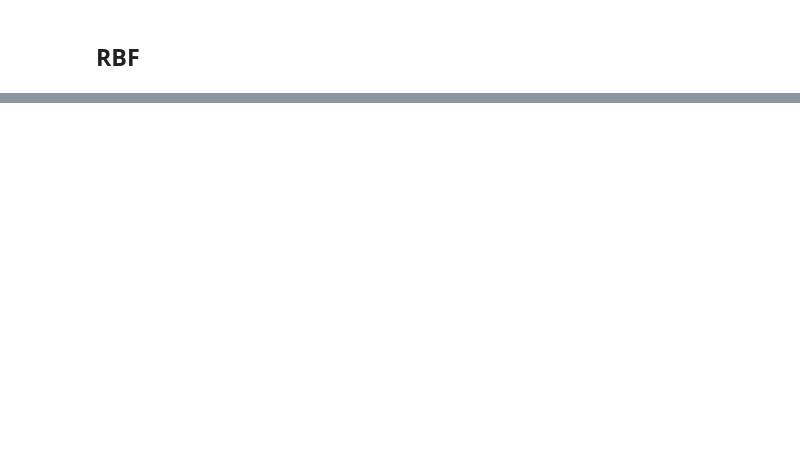
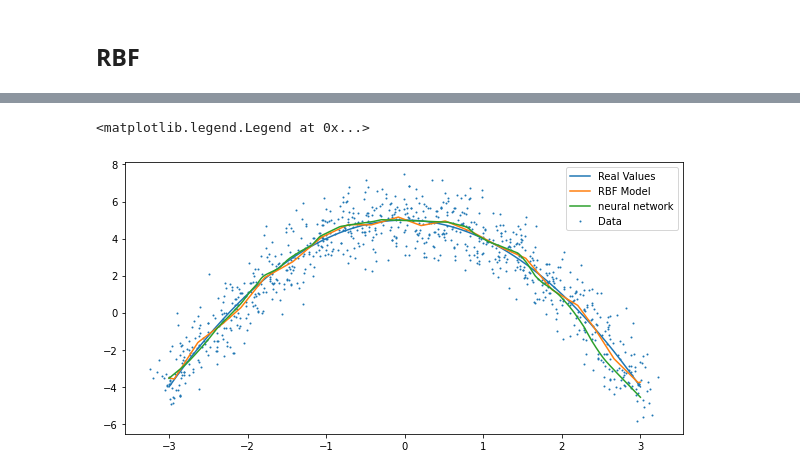
Before and after one commit to diegounzueta/Medium-Articles-, a Jupyter notebook: RBFs.ipynb, the cells around one changed output, grey strips where cells are left out. Drawn from its saved outputs; the diff is of its cells as text; code cells hidden in the pictures; blank space fills up the shorter version.

```diff
--- a/RBFs.ipynb
+++ b/RBFs.ipynb
@@ -112,0 +139,18 @@ plt.scatter(X_test,yh)
+# %%
+model = tf.keras.models.Sequential([
+  tf.keras.layers.Flatten(input_shape=(1, 1)),
+  tf.keras.layers.Dense(512, activation='relu'),
+  tf.keras.layers.Dense(512, activation='relu'),
+  tf.keras.layers.Dense(512, activation='relu'),
+  tf.keras.layers.Dense(512, activation='relu'),
+  tf.keras.layers.Dense(512, activation='relu'),
+  tf.keras.layers.Dense(1)
+])
+# %%
+loss_fn = tf.keras.losses.mean_squared_error
+# %%
+model.compile(optimizer='adam',
+              loss=loss_fn,
+              metrics=['accuracy'])
+# %%
+model.fit(X, y, epochs=105)
@@ -112,0 +176,13 @@ plt.scatter(X_test,yh)
+# %%
+plt.figure(figsize = (10,5))
+
+
+plt.plot(X_test,y_test, label = "Real Values")
+plt.plot(X_test,yh, label = "RBF Model")
+plt.scatter(data[:,0], data[:,1], s = 1, label = "Data")
+plt.plot(X_test, model(X_test), label = "neural network")
+
+plt.legend()
+# %% [output]
+<matplotlib.legend.Legend at 0x...>
+[figure, added]
```
Also changed, not shown: parts of 15 cells of this notebook.
